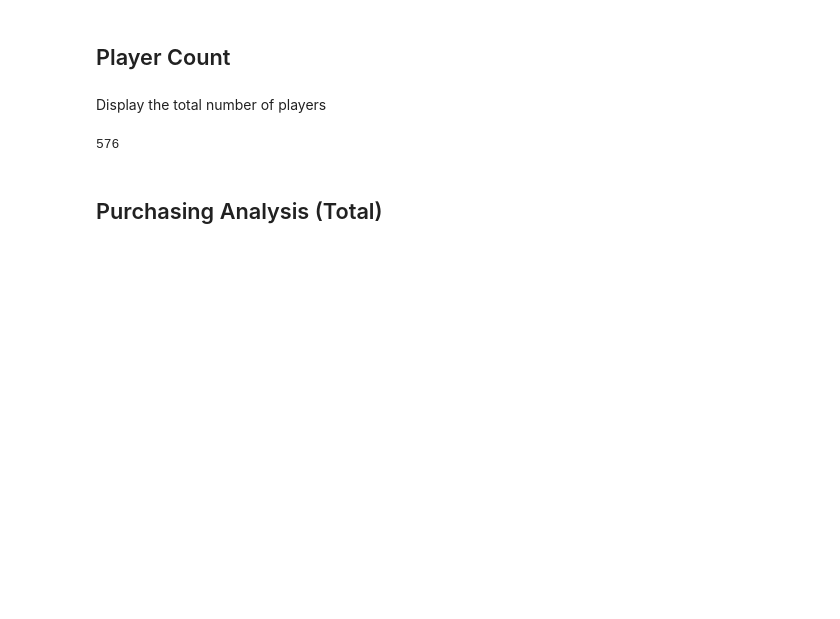
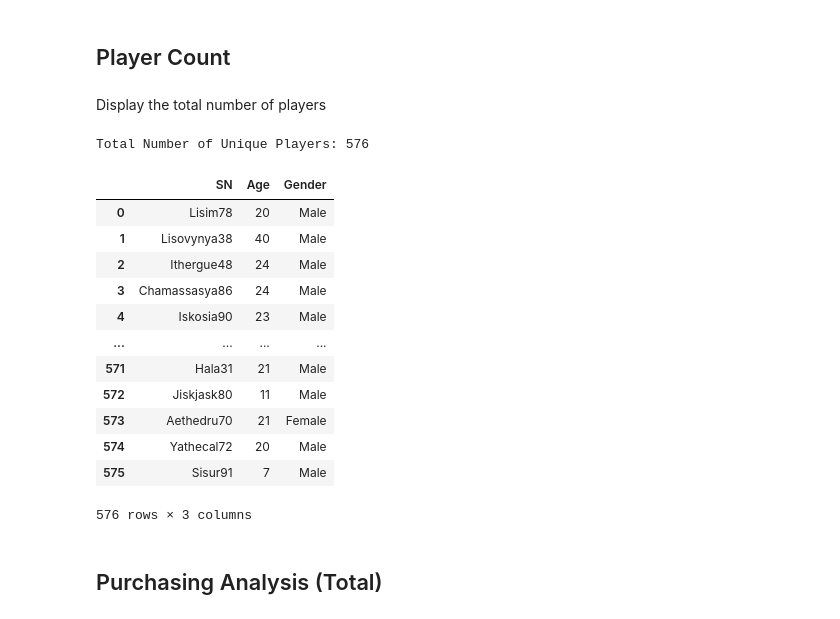
Before and after one commit to sustainedtang/pandas-challenge, a Jupyter notebook: HeroesOfPymoli/HeroesOfPymoli_starter.ipynb, the cells around one changed output. Cells and saved outputs as stored; diff of their text form; code cells hidden in the pictures; blank space fills up the shorter version.

```diff
--- a/HeroesOfPymoli/HeroesOfPymoli_starter.ipynb
+++ b/HeroesOfPymoli/HeroesOfPymoli_starter.ipynb
@@ -32,14 +32,28 @@ purchase_data.head(None)
 # %%
 #total_players_count = purchase_data["SN"].value_counts()
 #total_players = len(total_players_count)
 #total_players_count.head()
 unique_players = purchase_data.drop_duplicates(subset=['SN'])
-unique_players = unique_players[["SN", "Age", "Gender", "Price"]]
+unique_players = unique_players[["SN", "Age", "Gender",]]
 unique_players.reset_index(drop=True, inplace=True)
 unique_players
-print(f'Total Number of Players: {len(unique_players)}'
+print(f'Total Number of Unique Players: {len(unique_players)}')
+unique_players.head(None)
 # %% [output]
-576
+Total Number of Unique Players: 576
+|  | SN | Age | Gender |
+| 0 | Lisim78 | 20 | Male |
+| 1 | Lisovynya38 | 40 | Male |
+| 2 | Ithergue48 | 24 | Male |
+| 3 | Chamassasya86 | 24 | Male |
+| 4 | Iskosia90 | 23 | Male |
+| ... | ... | ... | ... |
+| 571 | Hala31 | 21 | Male |
+| 572 | Jiskjask80 | 11 | Male |
+| 573 | Aethedru70 | 21 | Female |
+| 574 | Yathecal72 | 20 | Male |
+| 575 | Sisur91 | 7 | Male |
+576 rows × 3 columns
 # %% [markdown]
 ## Purchasing Analysis (Total)
 # %% [markdown]
```
Also changed, not shown: parts of 2 cells of this notebook.
